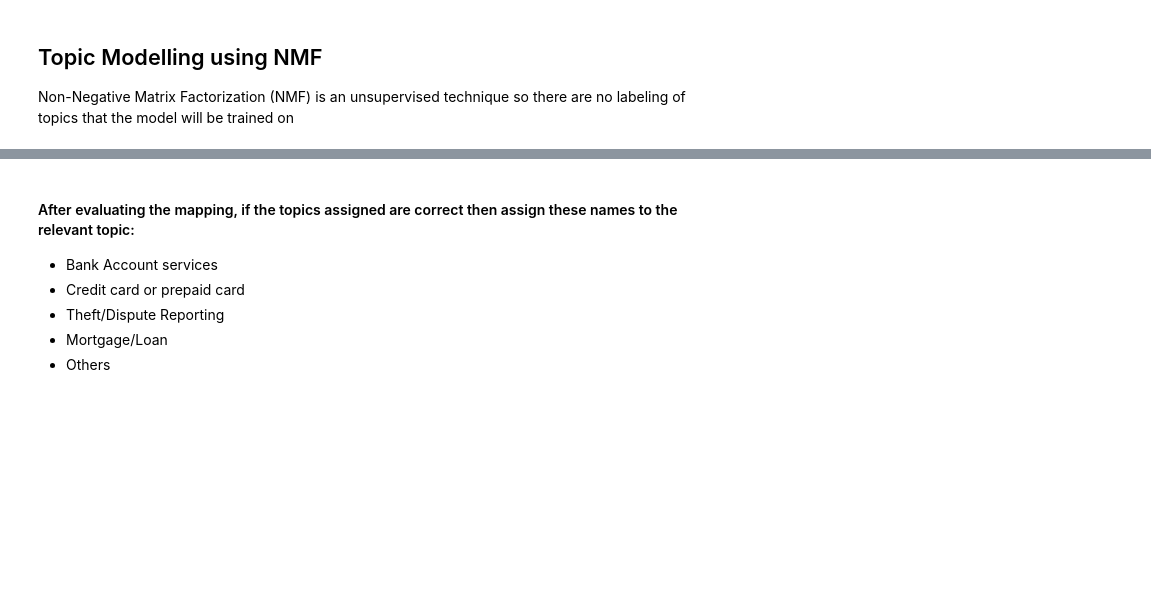
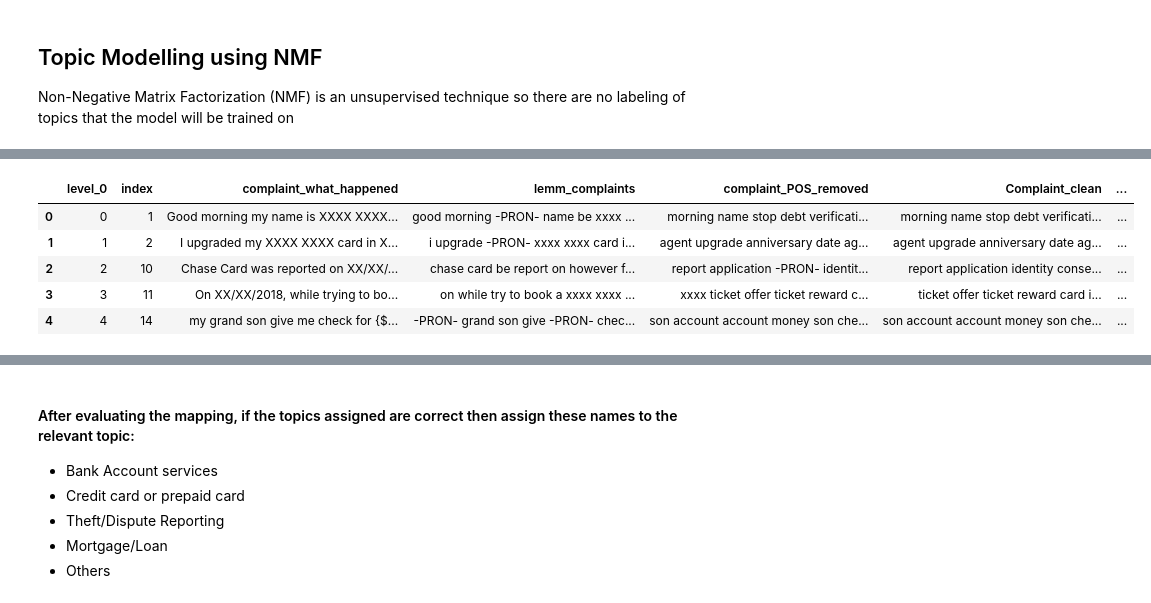
Before and after one commit to karthickchetti/Automatic_Ticket_Classification-NLP-Topic-Modelling, a Jupyter notebook: Automatic_Ticket_Classification_Assignment.ipynb, the cells around one changed output, grey strips where cells are left out. Cells and saved outputs as stored; diff of their text form; code cells hidden in the pictures; blank space fills up the shorter version.

```diff
--- a/Automatic_Ticket_Classification_Assignment.ipynb
+++ b/Automatic_Ticket_Classification_Assignment.ipynb
@@ -327,6 +419,14 @@ W[pd.notnull(W['Topic'])].head(10)
 # %%
+df_clean.reset_index(inplace=True)
 df_clean["Topic"]=W["Topic"]
 df_clean.head()
+# %% [output]
+|  | level_0 | index | complaint_what_happened | lemm_complaints | complaint_POS_removed | Complaint_clean | ... |
+| 0 | 0 | 1 | Good morning my name is XXXX XXXX... | good morning -PRON- name be xxxx ... | morning name stop debt verificati... | morning name stop debt verificati... | ... |
+| 1 | 1 | 2 | I upgraded my XXXX XXXX card in X... | i upgrade -PRON- xxxx xxxx card i... | agent upgrade anniversary date ag... | agent upgrade anniversary date ag... | ... |
+| 2 | 2 | 10 | Chase Card was reported on XX/XX/... | chase card be report on however f... | report application -PRON- identit... | report application identity conse... | ... |
+| 3 | 3 | 11 | On XX/XX/2018, while trying to bo... | on while try to book a xxxx xxxx ... | xxxx ticket offer ticket reward c... | ticket offer ticket reward card i... | ... |
+| 4 | 4 | 14 | my grand son give me check for {$... | -PRON- grand son give -PRON- chec... | son account account money son che... | son account account money son che... | ... |
 # %%
 #Printing the first 5 Complaint for each of the Topics
 df_clean_group=df_clean.groupby('Topic').head(5)
```
Also changed, not shown: parts of 36 cells of this notebook, 2 other files.
